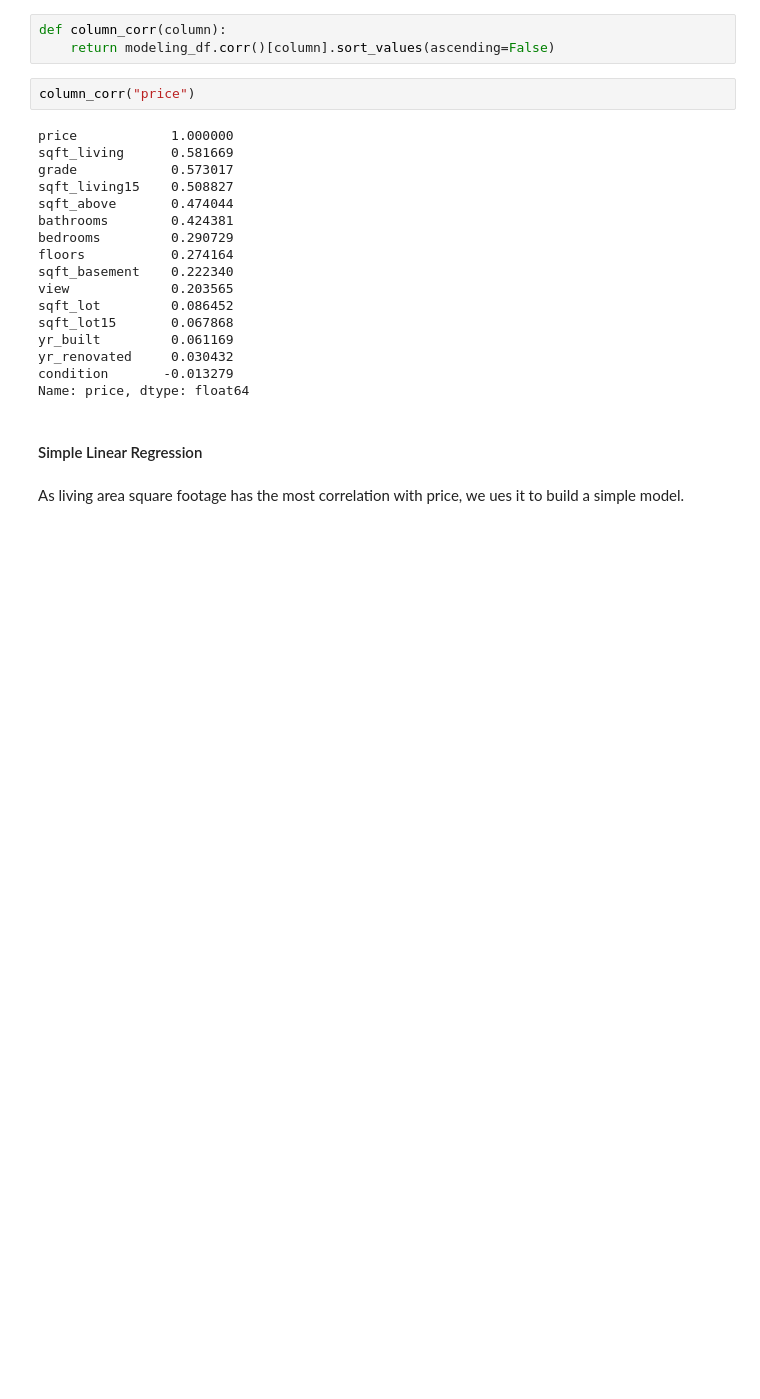
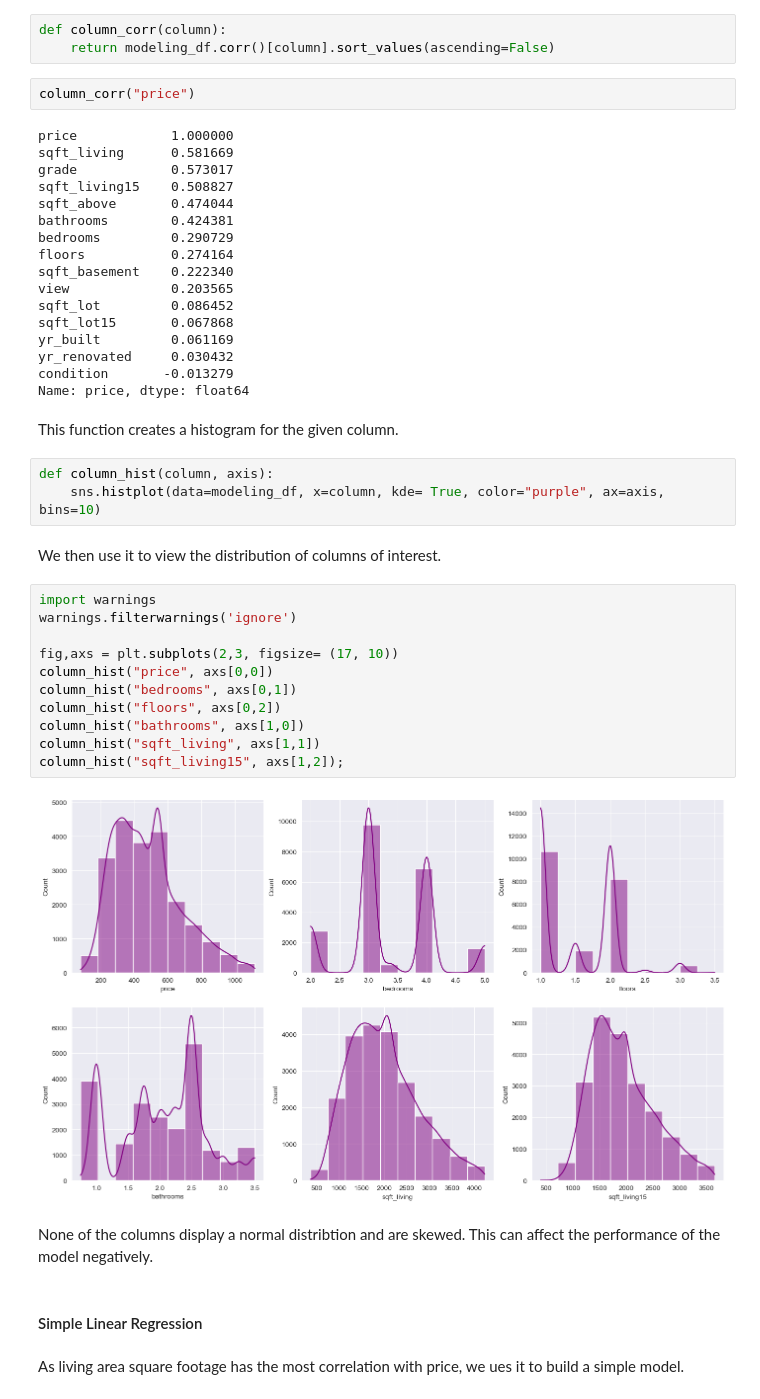
Before and after one commit to bizzfuzz/dsc-phase-2, a Jupyter notebook: student.ipynb, the cells around one changed output. Drawn from its saved outputs; the diff is of its cells as text; blank space fills up the shorter version.

```diff
--- a/student.ipynb
+++ b/student.ipynb
@@ -609,6 +601,28 @@ yr_built         0.061169
 yr_renovated     0.030432
 condition       -0.013279
 Name: price, dtype: float64
+# %% [markdown]
+This function creates a histogram for the given column.
+# %%
+def column_hist(column, axis):
+    sns.histplot(data=modeling_df, x=column, kde= True, color="purple", ax=axis, bins=10)
+# %% [markdown]
+We then use it to view the distribution of columns of interest.
+# %%
+import warnings
+warnings.filterwarnings('ignore')
+
+fig,axs = plt.subplots(2,3, figsize= (17, 10))
+column_hist("price", axs[0,0])
+column_hist("bedrooms", axs[0,1])
+column_hist("floors", axs[0,2])
+column_hist("bathrooms", axs[1,0])
+column_hist("sqft_living", axs[1,1])
+column_hist("sqft_living15", axs[1,2]);
+# %% [output]
+[figure, added]
+# %% [markdown]
+None of the columns display a normal distribtion and are skewed. This can affect the performance of the model negatively.
 # %% [markdown]
 #### Simple Linear Regression
 # %% [markdown]
```
Also changed, not shown: parts of 6 cells of this notebook.
